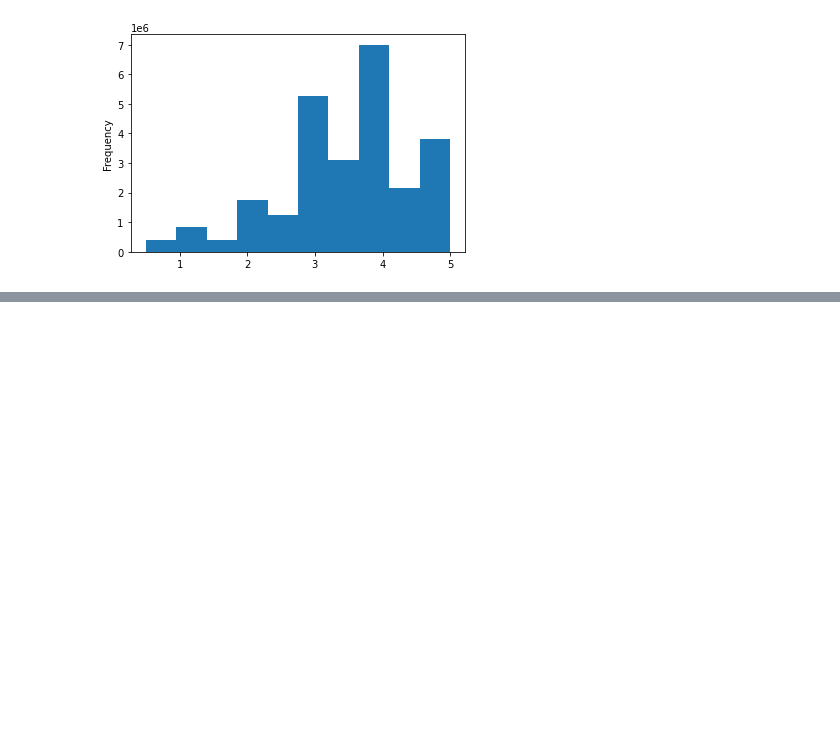
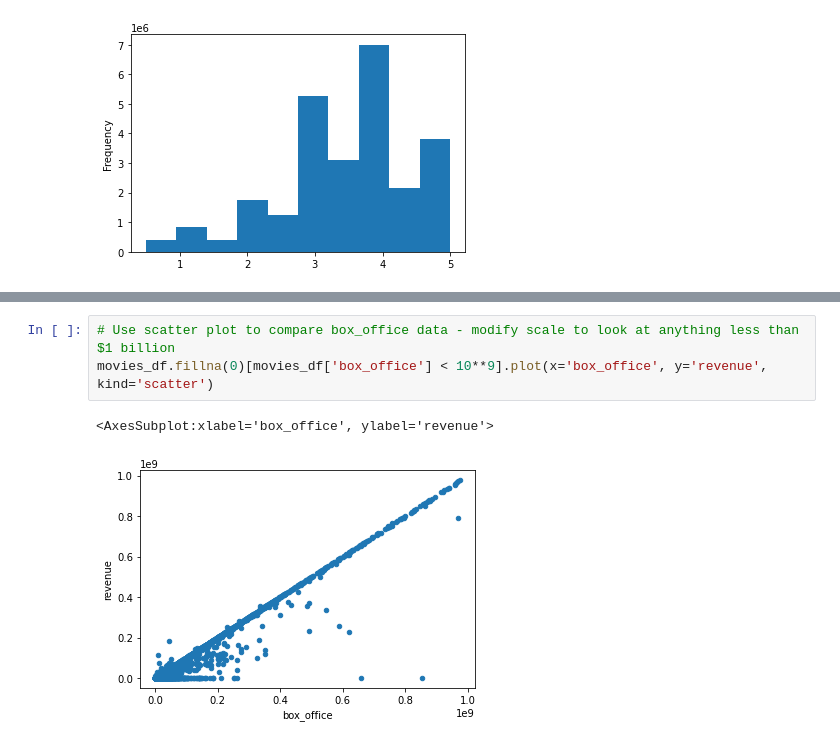
Before and after one commit to jshehan29/Movies-ETL, a Jupyter notebook: Movies_ETL.ipynb, the cells around one changed output, grey strips where cells are left out. Saved outputs shown, nothing was run; the diff lists cells and outputs as text; blank space fills up the shorter version.

```diff
--- a/Movies_ETL.ipynb
+++ b/Movies_ETL.ipynb
@@ -992,0 +1075,6 @@ Name: rating, dtype: float64
+# %%
+# Use scatter plot to compare box_office data - modify scale to look at anything less than $1 billion
+movies_df.fillna(0)[movies_df['box_office'] < 10**9].plot(x='box_office', y='revenue', kind='scatter')
+# %% [output]
+<AxesSubplot:xlabel='box_office', ylabel='revenue'>
+[figure, added]
```
Also changed, not shown: parts of 36 cells of this notebook.
